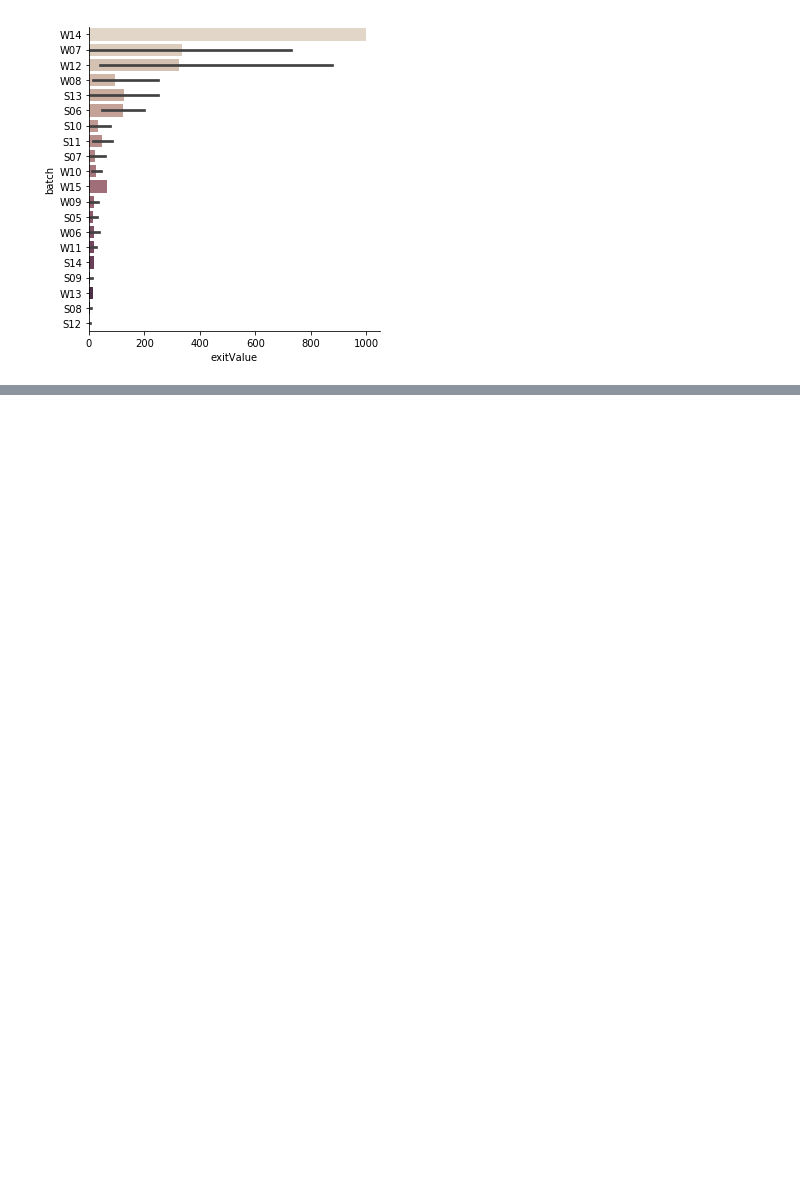
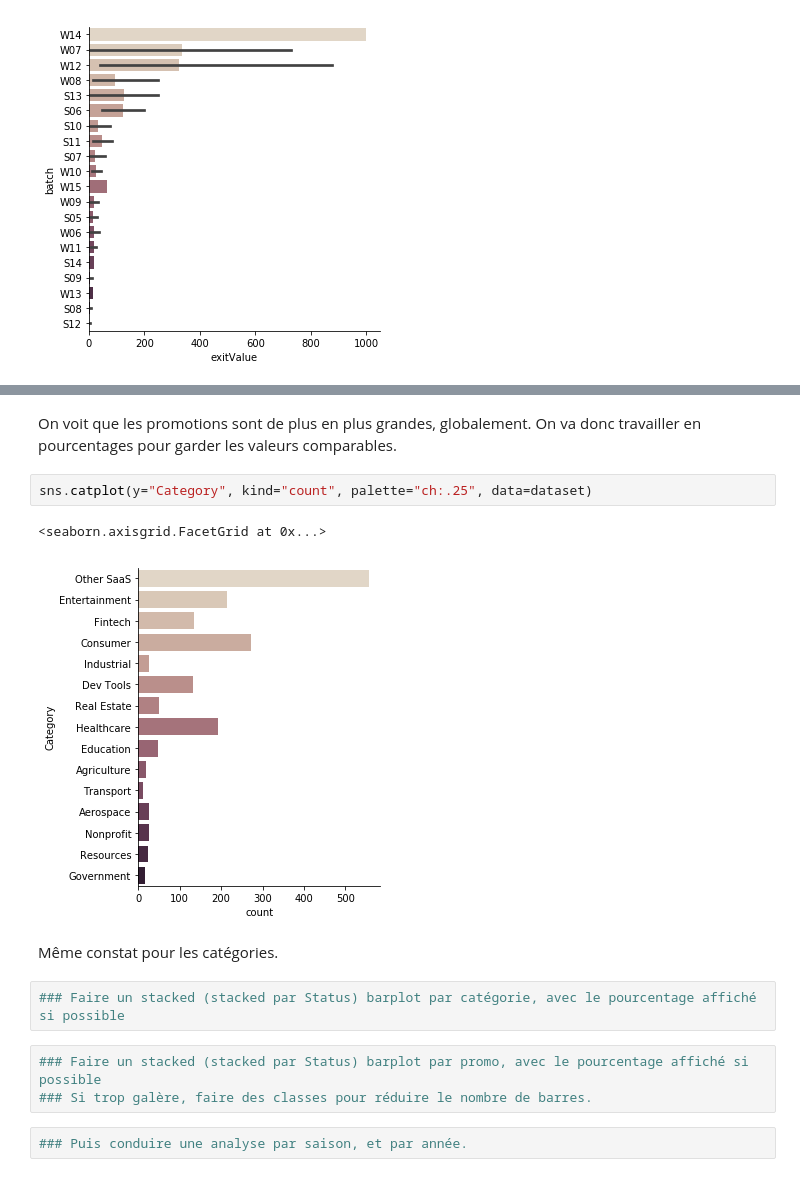
Before and after one commit to audacesk/project_python_imsd, a Jupyter notebook: Code_mohamed_2.0.ipynb, the cells around one changed output, grey strips where cells are left out. Cells and saved outputs as stored; diff of their text form; blank space fills up the shorter version.

```diff
--- a/Code_mohamed_2.0.ipynb
+++ b/Code_mohamed_2.0.ipynb
@@ -328,0 +378,16 @@ sns.catplot(x="exitValue", y="batch", palette="ch:.25", kind="bar", data=exitVal
+# %% [markdown]
+On voit que les promotions sont de plus en plus grandes, globalement. On va donc travailler en pourcentages pour garder les valeurs comparables.
+# %%
+sns.catplot(y="Category", kind="count", palette="ch:.25", data=dataset)
+# %% [output]
+<seaborn.axisgrid.FacetGrid at 0x...>
+[figure, added]
+# %% [markdown]
+Même constat pour les catégories.
+# %%
+### Faire un stacked (stacked par Status) barplot par catégorie, avec le pourcentage affiché si possible
+# %%
+### Faire un stacked (stacked par Status) barplot par promo, avec le pourcentage affiché si possible
+### Si trop galère, faire des classes pour réduire le nombre de barres.
+# %%
+### Puis conduire une analyse par saison, et par année.
```
Also changed, not shown: parts of 11 cells of this notebook.
